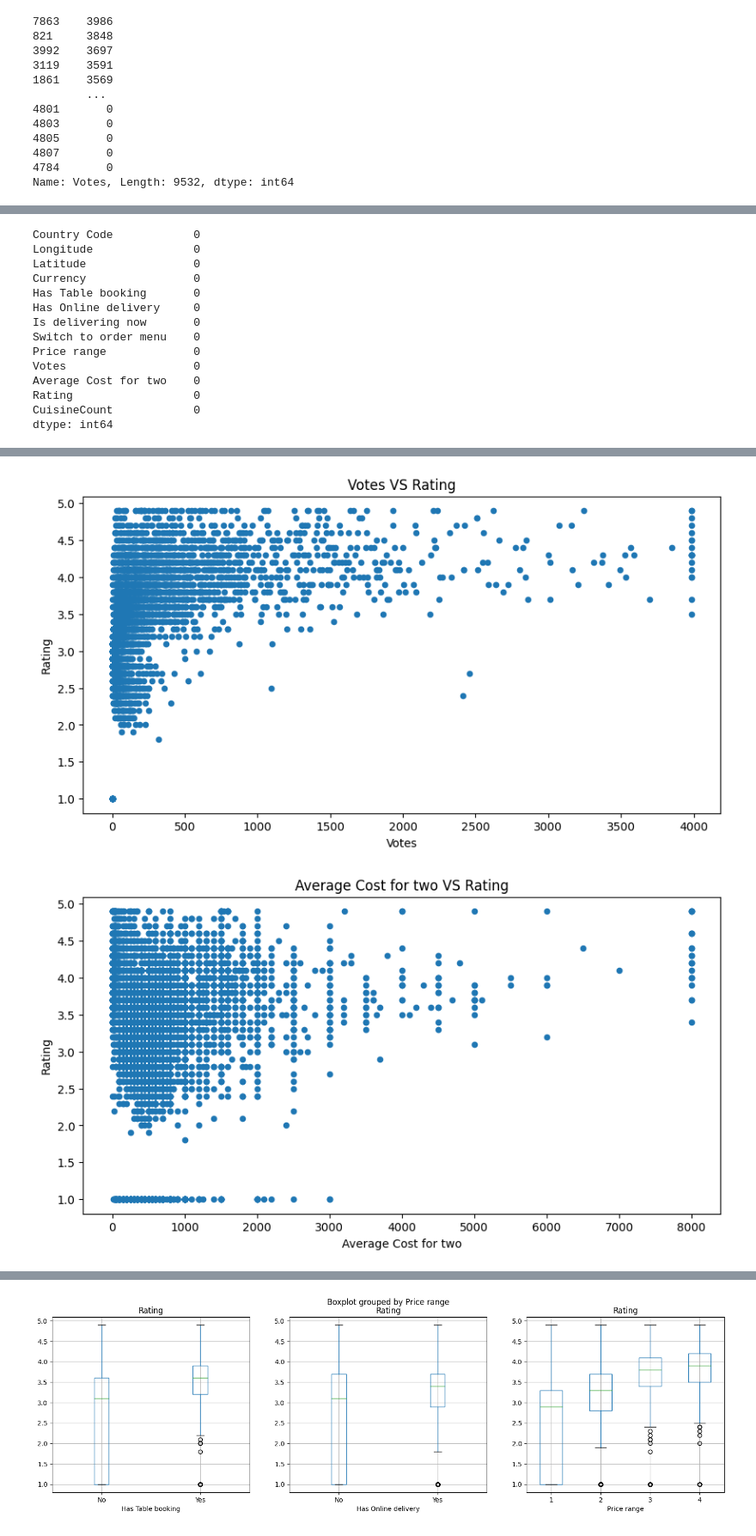
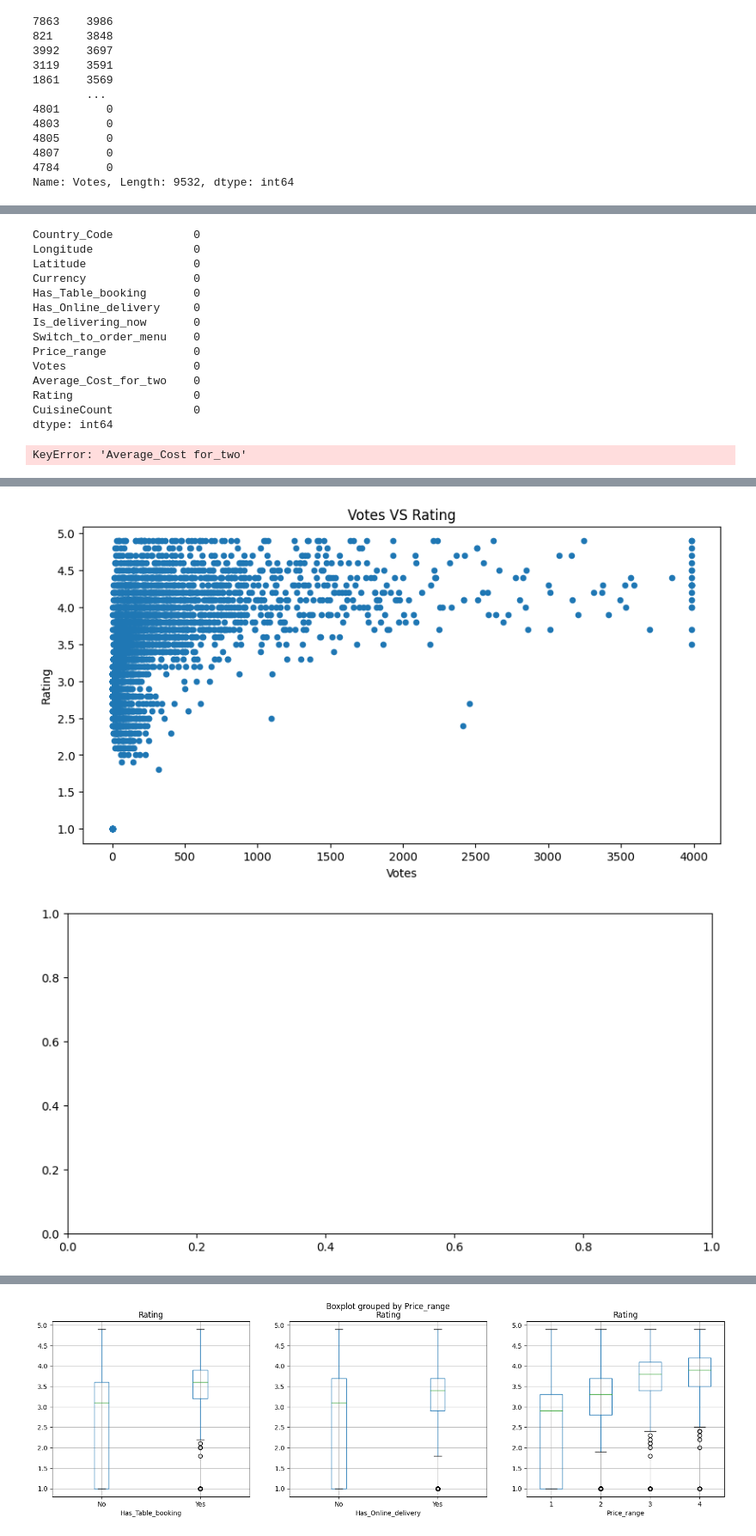
Before and after one commit to Adityashinde1/restuarant_ratings, a Jupyter notebook: notebook/restuarant_rating_prediction.ipynb, the cells around one changed output, grey strips where cells are left out. Shown: that part at 86% size. Drawn from its saved outputs; the diff is of its cells as text; code cells hidden in the pictures.

Commit message:
Data format changed

```diff
--- a/notebook/restuarant_rating_prediction.ipynb
+++ b/notebook/restuarant_rating_prediction.ipynb
@@ -8,7 +8,7 @@ import pandas as pd
 import numpy as np
 
 
-ZomatoData = pd.read_csv('F:\\restuarant_rating_prediction\\data\\ZomatoData.csv', encoding='latin')
+ZomatoData = pd.read_csv('F:\\restuarant_ratings\\data\\ZomatoData\\ZomatoData.csv', encoding = 'latin')
 print('Shape before deleting duplicate values:', ZomatoData.shape)
 
 # Removing duplicate rows if any
@@ -129,8 +152,8 @@ ZomatoData.head()
 | 4 | 6314302 | Sambo Kojin | 162 | Mandaluyong City | Third Floor, Mega Atrium, SM Mega... | SM Megamall, Ortigas, Mandaluyong... | SM Megamall, Ortigas, Mandaluyong... | 121.057508 | ... |
 # %%
 # Deleting those columns which are not useful in predictive analysis because these variables are qualitative
-UselessColumns = ['Restaurant ID', 'Restaurant Name','City','Address',
-                  'Locality', 'Locality Verbose','Cuisines']
+UselessColumns = ['Restaurant_ID', 'Restaurant_Name','City','Address',
+                  'Locality', 'Locality_Verbose','Cuisines']
 ZomatoData = ZomatoData.drop(UselessColumns,axis=1)
 ZomatoData.head()
 # %% [output]
@@ -212,4 +235,4 @@ Name: Average Cost for two, Length: 9530, dtype: int64
 # %%
 # Replacing outliers with nearest possibe value
-ZomatoData['Average Cost for two'][ZomatoData['Average Cost for two']>50000] =8000
+ZomatoData['Average_Cost_for_two'][ZomatoData['Average_Cost_for_two']>50000] =8000
 # %%
@@ -223,30 +246,31 @@ array([[<AxesSubplot:title={'center':'Votes'}>,
 # Finding how many missing values are there for each column
 ZomatoData.isnull().sum()
 # %% [output]
-Country Code            0
+Country_Code            0
 Longitude               0
 Latitude                0
 Currency                0
-Has Table booking       0
-Has Online delivery     0
-Is delivering now       0
-Switch to order menu    0
-Price range             0
+Has_Table_booking       0
+Has_Online_delivery     0
+Is_delivering_now       0
+Switch_to_order_menu    0
+Price_range             0
 Votes                   0
-Average Cost for two    0
+Average_Cost_for_two    0
 Rating                  0
 CuisineCount            0
 dtype: int64
 # %%
-ContinuousCols=['Longitude', 'Latitude', 'Votes', 'Average Cost for two']
+ContinuousCols=['Longitude', 'Latitude', 'Votes', 'Average_Cost for_two']
 
 # Plotting scatter chart for each predictor vs the target variable
 for predictor in ContinuousCols:
     ZomatoData.plot.scatter(x=predictor, y='Rating', figsize=(10,5), title=predictor+" VS "+ 'Rating')
 # %% [output]
+KeyError: 'Average_Cost for_two'
 [figure]
 [figure]
 [figure]
-[figure, old version]
+[figure, new version]
 # %%
 # Calculating correlation matrix
```
Also changed, not shown: parts of 22 cells of this notebook, 4 other files.
